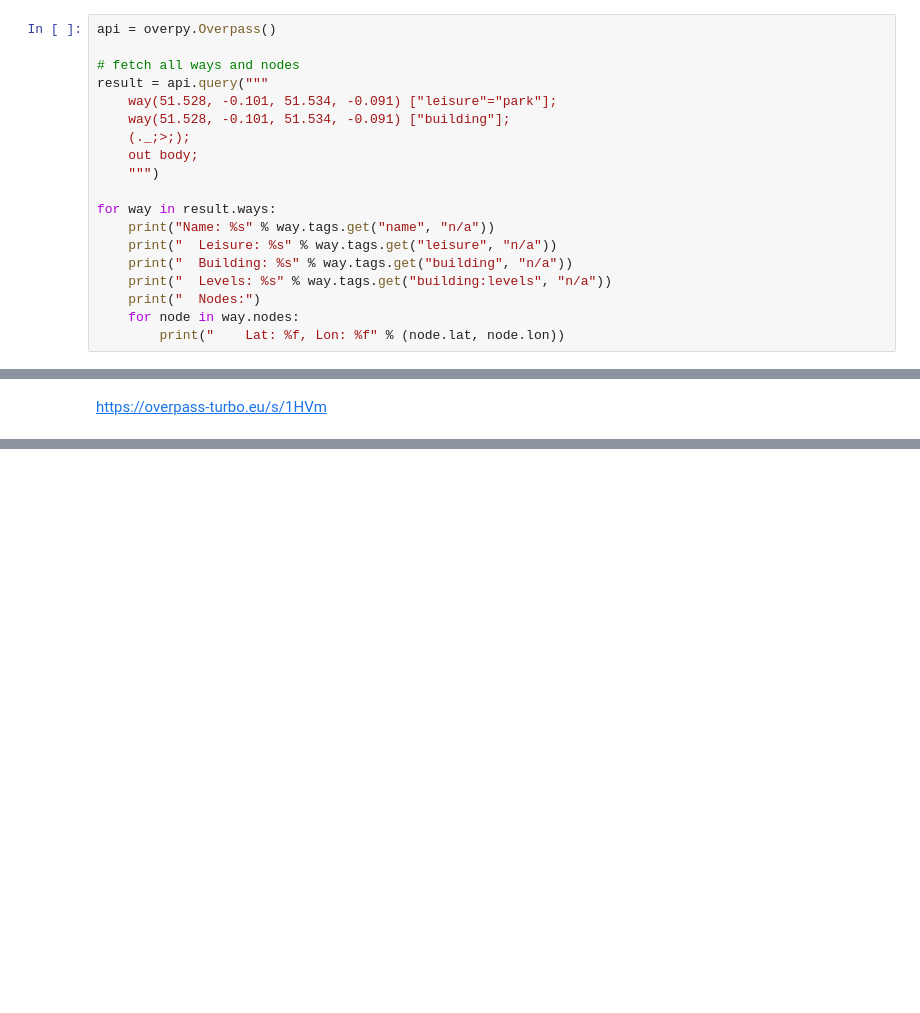
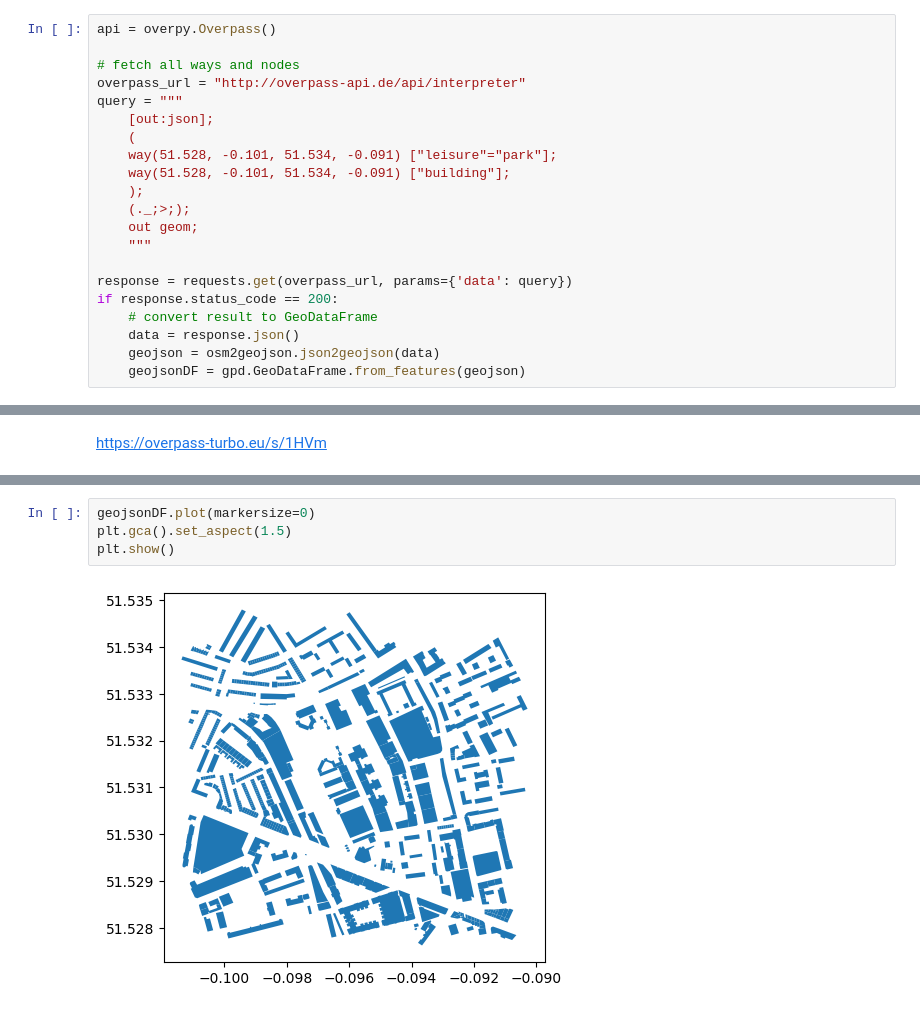
Before and after one commit to ethmacc/casa0015-LondAR-app, a Jupyter notebook: python_backend/Untitled.ipynb, the cells around one changed output, grey strips where cells are left out. Saved outputs shown, nothing was run; the diff lists cells and outputs as text; blank space fills up the shorter version.

Commit message:
Test requesting polygon data from overpass

```diff
--- a/python_backend/Untitled.ipynb
+++ b/python_backend/Untitled.ipynb
@@ -4,18 +9,20 @@ import overpy
 api = overpy.Overpass()
 
 # fetch all ways and nodes
-result = api.query("""
+overpass_url = "http://overpass-api.de/api/interpreter"
+query = """
+    [out:json];
+    (
     way(51.528, -0.101, 51.534, -0.091) ["leisure"="park"];
     way(51.528, -0.101, 51.534, -0.091) ["building"];
+    );
     (._;>;);
-    out body;
-    """)
+    out geom;
+    """
 
-for way in result.ways:
-    print("Name: %s" % way.tags.get("name", "n/a"))
-    print("  Leisure: %s" % way.tags.get("leisure", "n/a"))
-    print("  Building: %s" % way.tags.get("building", "n/a"))
-    print("  Levels: %s" % way.tags.get("building:levels", "n/a"))
-    print("  Nodes:")
-    for node in way.nodes:
-        print("    Lat: %f, Lon: %f" % (node.lat, node.lon))
+response = requests.get(overpass_url, params={'data': query})
+if response.status_code == 200:
+    # convert result to GeoDataFrame
+    data = response.json()
+    geojson = osm2geojson.json2geojson(data)
+    geojsonDF = gpd.GeoDataFrame.from_features(geojson)
@@ -41,0 +47,6 @@ https://overpass-turbo.eu/s/1HVm
+# %%
+geojsonDF.plot(markersize=0)
+plt.gca().set_aspect(1.5)
+plt.show()
+# %% [output]
+[figure, added]
```
Also changed, not shown: parts of 3 cells of this notebook, 1 other file.
